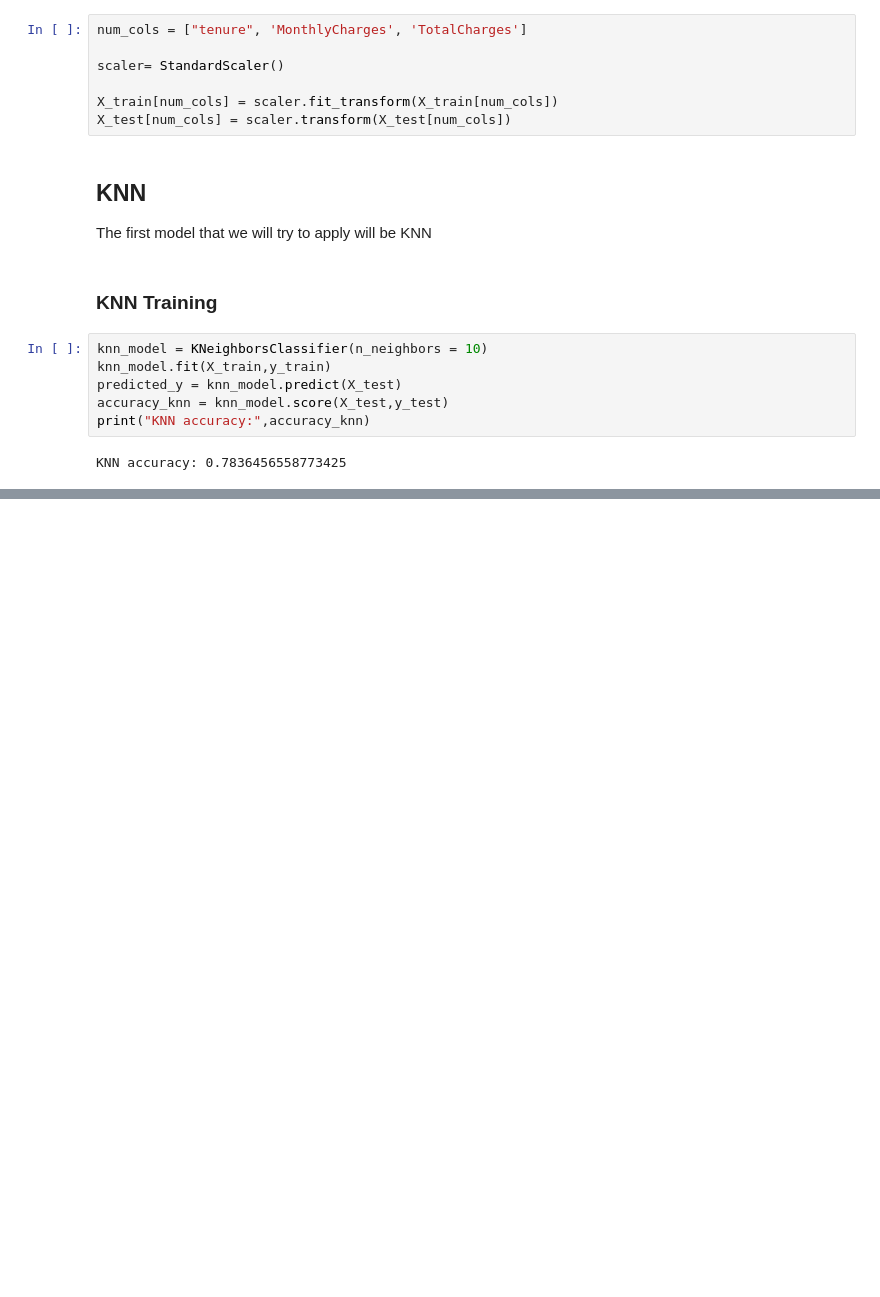
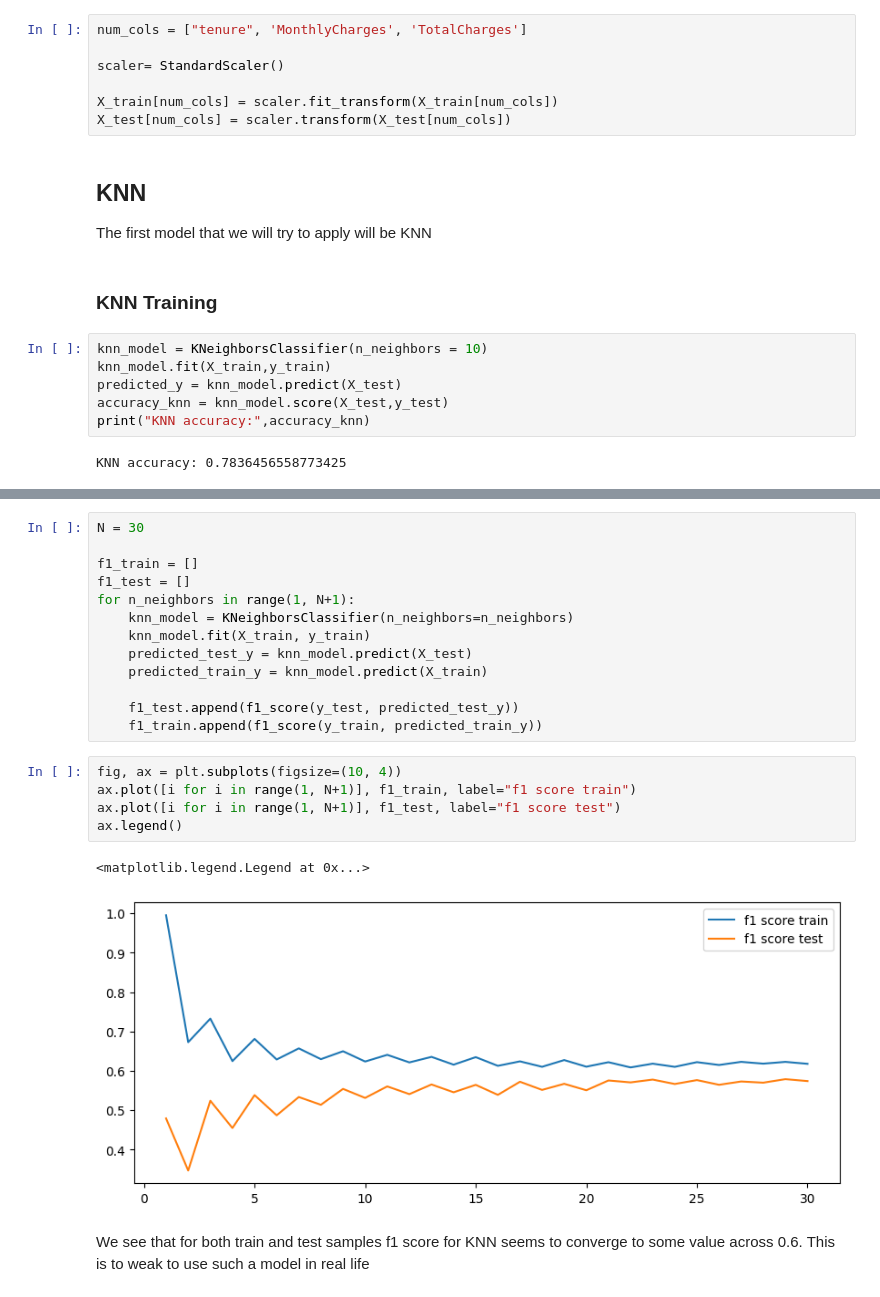
Before and after one commit to nobodyexistsonpurpose/telco_customer_churn, a Jupyter notebook: 03_applying_models.ipynb, the cells around one changed output, grey strips where cells are left out. Cells and saved outputs as stored; diff of their text form; blank space fills up the shorter version.

Commit message:
add several models to applying_models jupyter

```diff
--- a/03_applying_models.ipynb
+++ b/03_applying_models.ipynb
@@ -91,0 +148,23 @@ KNN accuracy: 0.7836456558773425
+# %%
+N = 30
+
+f1_train = []
+f1_test = []
+for n_neighbors in range(1, N+1):
+    knn_model = KNeighborsClassifier(n_neighbors=n_neighbors)
+    knn_model.fit(X_train, y_train)
+    predicted_test_y = knn_model.predict(X_test)
+    predicted_train_y = knn_model.predict(X_train)
+
+    f1_test.append(f1_score(y_test, predicted_test_y))
+    f1_train.append(f1_score(y_train, predicted_train_y))
+# %%
+fig, ax = plt.subplots(figsize=(10, 4))
+ax.plot([i for i in range(1, N+1)], f1_train, label="f1 score train")
+ax.plot([i for i in range(1, N+1)], f1_test, label="f1 score test")
+ax.legend()
+# %% [output]
+<matplotlib.legend.Legend at 0x...>
+[figure, added]
+# %% [markdown]
+We see that for both train and test samples f1 score for KNN seems to converge to some value across 0.6. This is to weak to use such a model in real life
```
Also changed, not shown: parts of 32 cells of this notebook.
